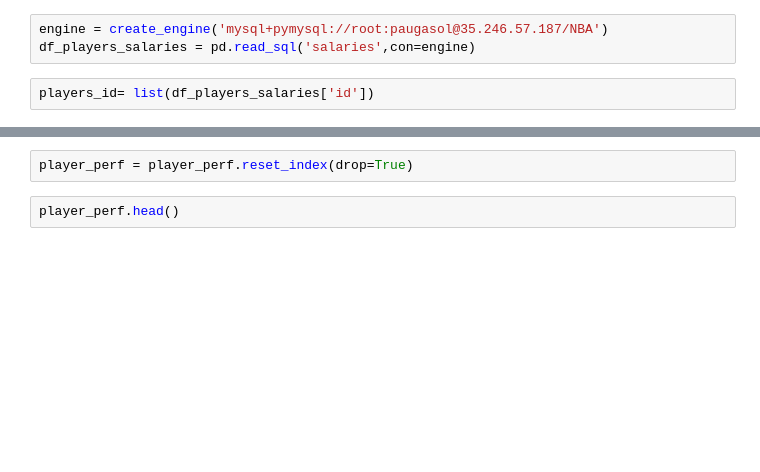
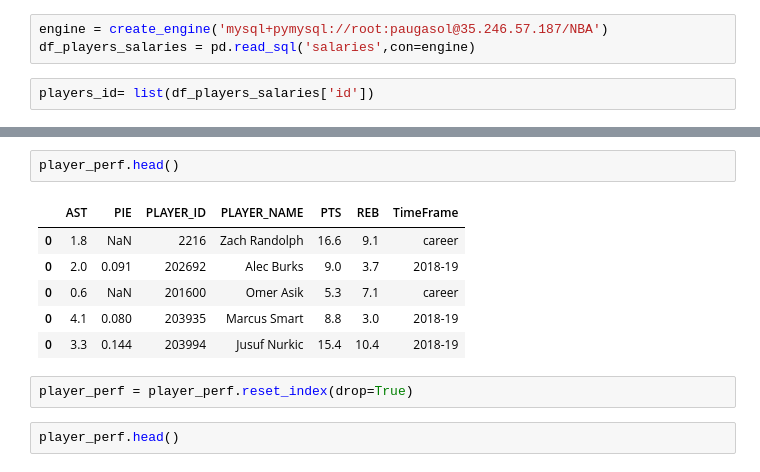
Before and after one commit to adriaferrer/Project3, a Jupyter notebook: Players_info.ipynb, the cells around one changed output, grey strips where cells are left out. Saved outputs shown, nothing was run; the diff lists cells and outputs as text; blank space fills up the shorter version.

```diff
--- a/Players_info.ipynb
+++ b/Players_info.ipynb
@@ -44,3 +66,12 @@ ConnectionError: ('Connection aborted.', OSError("(60, 'ETIMEDOUT')"))
+# %%
+player_perf.head()
+# %% [output]
+|  | AST | PIE | PLAYER_ID | PLAYER_NAME | PTS | REB | TimeFrame |
+| 0 | 1.8 | NaN | 2216 | Zach Randolph | 16.6 | 9.1 | career |
+| 0 | 2.0 | 0.091 | 202692 | Alec Burks | 9.0 | 3.7 | 2018-19 |
+| 0 | 0.6 | NaN | 201600 | Omer Asik | 5.3 | 7.1 | career |
+| 0 | 4.1 | 0.080 | 203935 | Marcus Smart | 8.8 | 3.0 | 2018-19 |
+| 0 | 3.3 | 0.144 | 203994 | Jusuf Nurkic | 15.4 | 10.4 | 2018-19 |
 # %%
 player_perf = player_perf.reset_index(drop=True)
 # %%
```
Also changed, not shown: parts of 5 cells of this notebook.
